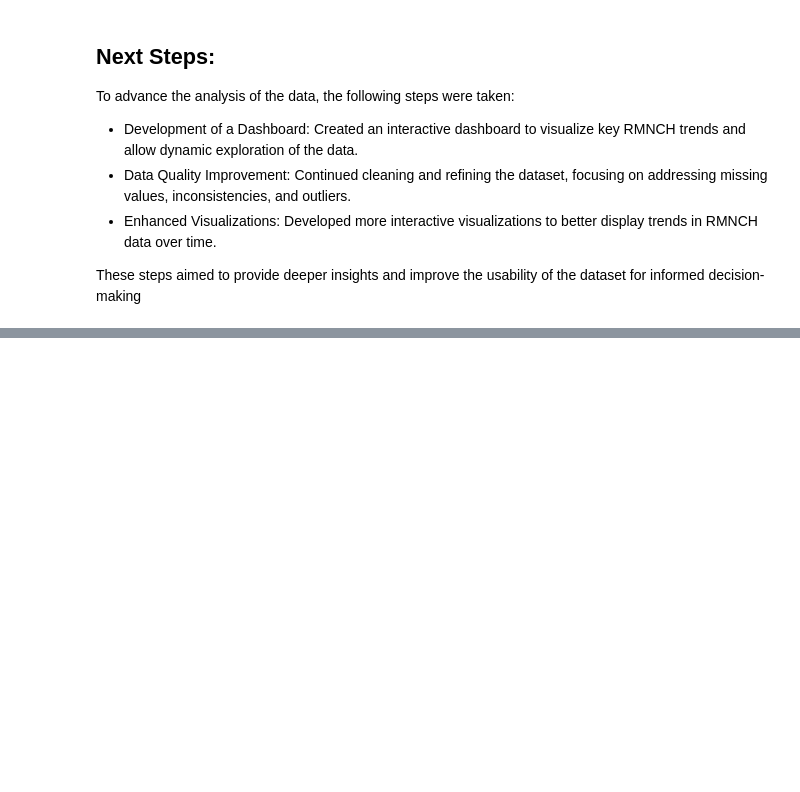
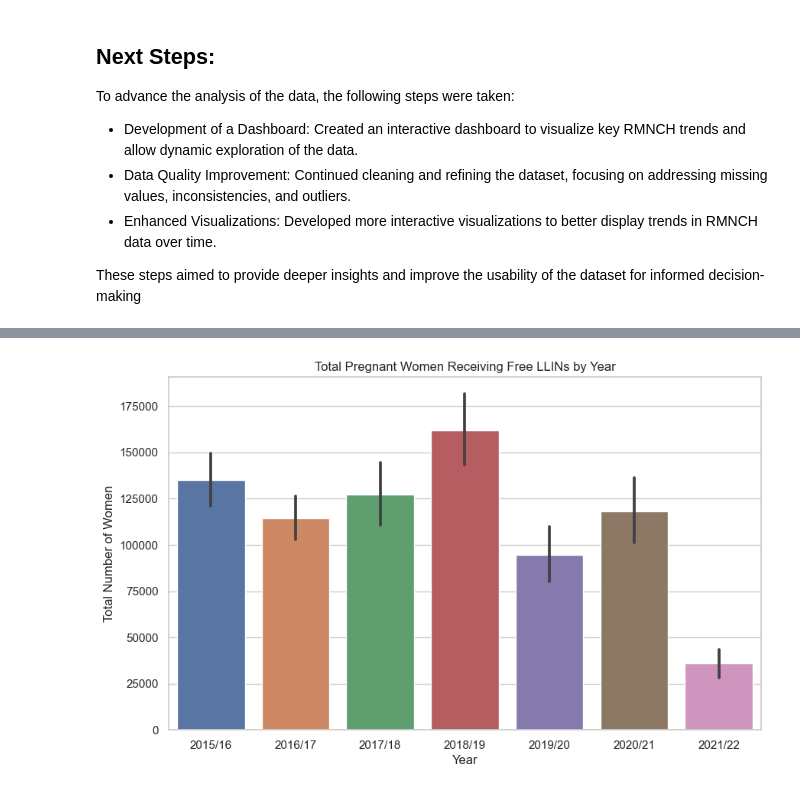
Before and after one commit to eobuluk/RMNCH-Data-Analysis-Trends-in-Maternal-and-Child-Health-in-Southwest-Uganda, a Jupyter notebook: Reproductive, Maternal, Newborn, and Child Health Data Analysis - Southwest Uganda.ipynb, the cells around one changed output, grey strips where cells are left out. Saved outputs shown, nothing was run; the diff lists cells and outputs as text; code cells hidden in the pictures; blank space fills up the shorter version.

```diff
--- a/Reproductive, Maternal, Newborn, and Child Health Data Analysis - Southwest Uganda.ipynb
+++ b/Reproductive, Maternal, Newborn, and Child Health Data Analysis - Southwest Uganda.ipynb
@@ -219,0 +252,10 @@ These steps aimed to provide deeper insights and improve the usability of the da
+# %%
+# Pregnant Women Receiving Free LLINs
+plt.figure(figsize=(10, 6))
+sns.barplot(x='year', y='105-2.1 a9:pregnant women receiving free llins', data=df, estimator=sum)
+plt.title('Total Pregnant Women Receiving Free LLINs by Year')
+plt.xlabel('Year')
+plt.ylabel('Total Number of Women')
+plt.show()
+# %% [output]
+[figure, added]
```
Also changed, not shown: parts of 11 cells of this notebook.
